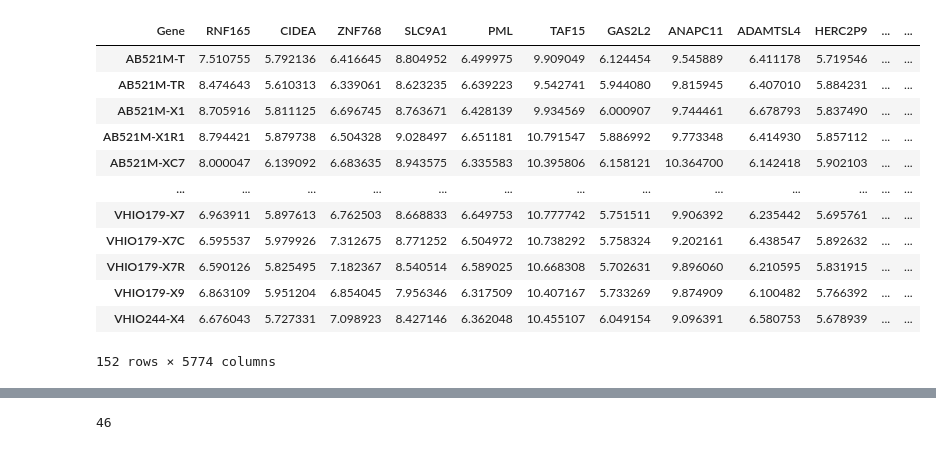
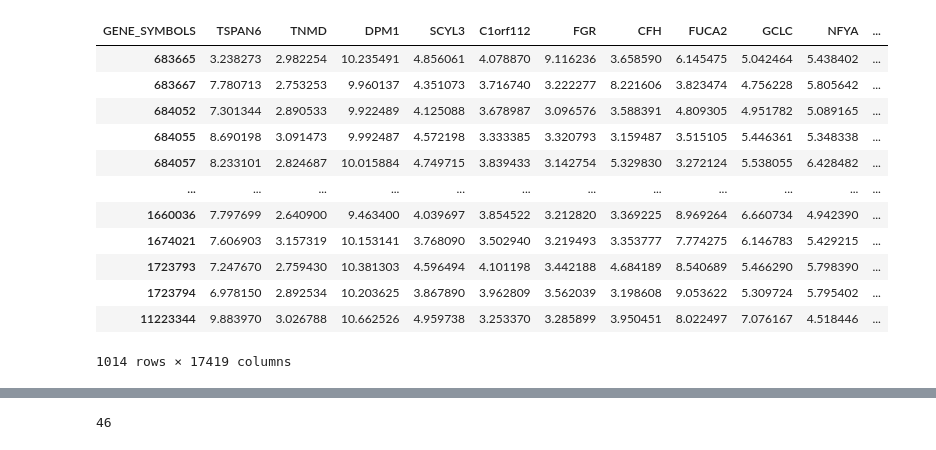
Before and after one commit to JDACS4C-IMPROVE/TCRP_data, a Jupyter notebook: code/process_sanger_drug_cell_line.ipynb, the cells around one changed output, grey strips where cells are left out. Drawn from its saved outputs; the diff is of its cells as text; code cells hidden in the pictures.

```diff
--- a/code/process_sanger_drug_cell_line.ipynb
+++ b/code/process_sanger_drug_cell_line.ipynb
@@ -72,56 +72,55 @@ def list2index(cell_line_list, cell_line2id):
 
     return np.asarray(cell_line_idx_list)
 # %%
-data_file = '/data/PTDC/'
+data_file = '/data/GDSC/'
 new_network_file = '/data/'
 
-exp_data_file = data_file + 'ExpressionSamples.tsv'
+exp_data_file = data_file + 'Cell_line_RMA_proc_basalExp.txt'
 
-drug_cell_line_file = data_file + 'DrugResponsesAUCSamples.txt'
+drug_cell_line_file = data_file + 'v17_fitted_dose_response.csv'
 #download at https://ftp.sanger.ac.uk/pub4/cancerrxgene/releases/release-6.0/v17_fitted_dose_response.xlsx
 
-#cell_line_detail_file = data_file + 'Cell_Lines_Details.csv'
-mutation_data_file = data_file + 'SNVsSamples.tsv'
+cell_line_detail_file = data_file + 'Cell_Lines_Details.csv'
+mutation_data_file = data_file + 'WES_variants.csv'
 drug_target_file = data_file + 'drug_target_list.csv'
 
 feature_folder = 'feature/'
 
 inbiomap_file = 'InBioMap_Symbol.sif'
-pathwaycomm_file = 'PathwayCommons_Symbol.sif'
+pathwaycomm_file = 'PathwayCommons9.All.hgnc.txt'
 
 pd.set_option('display.max_columns', 20)
 pd.set_option('display.max_row', 10)
 # %%
 exp_df = pd.read_csv(exp_data_file, sep='\t', index_col=0)
 exp_df = exp_df.T[1:]
-exp_df = exp_df[intersect]
-#exp_df = exp_df.rename(columns={np.nan: 'NO_GENE_NAME'})
-#exp_df = exp_df.drop('NO_GENE_NAME',axis=1)
+exp_df = exp_df.rename(columns={np.nan: 'NO_GENE_NAME'})
+exp_df = exp_df.drop('NO_GENE_NAME',axis=1)
 
-# def stripNumber(line):
-#     m = re.match('DATA\.([0-9]+)\.?', line)
-#     return int(m.group(1))
+def stripNumber(line):
+    m = re.match('DATA\.([0-9]+)\.?', line)
+    return int(m.group(1))
 
-# exp_df.index = exp_df.index.map(stripNumber)
-# exp_df = exp_df.groupby(level=0).first()
+exp_df.index = exp_df.index.map(stripNumber)
+exp_df = exp_df.groupby(level=0).first()
 
 exp_gene_list = list(exp_df.columns)
 exp_cell_line_list = list(exp_df.index.unique())
 
 # # print len(exp_cell_line_list), len(exp_gene_list)
 
 exp_df
 # %% [output]
-| Gene | RNF165 | CIDEA | ZNF768 | SLC9A1 | PML | TAF15 | GAS2L2 | ANAPC11 | ADAMTSL4 | HERC2P9 | ... | ... |
-| AB521M-T | 7.510755 | 5.792136 | 6.416645 | 8.804952 | 6.499975 | 9.909049 | 6.124454 | 9.545889 | 6.411178 | 5.719546 | ... | ... |
-| AB521M-TR | 8.474643 | 5.610313 | 6.339061 | 8.623235 | 6.639223 | 9.542741 | 5.944080 | 9.815945 | 6.407010 | 5.884231 | ... | ... |
-| AB521M-X1 | 8.705916 | 5.811125 | 6.696745 | 8.763671 | 6.428139 | 9.934569 | 6.000907 | 9.744461 | 6.678793 | 5.837490 | ... | ... |
-| AB521M-X1R1 | 8.794421 | 5.879738 | 6.504328 | 9.028497 | 6.651181 | 10.791547 | 5.886992 | 9.773348 | 6.414930 | 5.857112 | ... | ... |
-| AB521M-XC7 | 8.000047 | 6.139092 | 6.683635 | 8.943575 | 6.335583 | 10.395806 | 6.158121 | 10.364700 | 6.142418 | 5.902103 | ... | ... |
-| ... | ... | ... | ... | ... | ... | ... | ... | ... | ... | ... | ... | ... |
-| VHIO179-X7 | 6.963911 | 5.897613 | 6.762503 | 8.668833 | 6.649753 | 10.777742 | 5.751511 | 9.906392 | 6.235442 | 5.695761 | ... | ... |
-| VHIO179-X7C | 6.595537 | 5.979926 | 7.312675 | 8.771252 | 6.504972 | 10.738292 | 5.758324 | 9.202161 | 6.438547 | 5.892632 | ... | ... |
-| VHIO179-X7R | 6.590126 | 5.825495 | 7.182367 | 8.540514 | 6.589025 | 10.668308 | 5.702631 | 9.896060 | 6.210595 | 5.831915 | ... | ... |
-| VHIO179-X9 | 6.863109 | 5.951204 | 6.854045 | 7.956346 | 6.317509 | 10.407167 | 5.733269 | 9.874909 | 6.100482 | 5.766392 | ... | ... |
-| VHIO244-X4 | 6.676043 | 5.727331 | 7.098923 | 8.427146 | 6.362048 | 10.455107 | 6.049154 | 9.096391 | 6.580753 | 5.678939 | ... | ... |
+| GENE_SYMBOLS | TSPAN6 | TNMD | DPM1 | SCYL3 | C1orf112 | FGR | CFH | FUCA2 | GCLC | NFYA | ... |
+| 683665 | 3.238273 | 2.982254 | 10.235491 | 4.856061 | 4.078870 | 9.116236 | 3.658590 | 6.145475 | 5.042464 | 5.438402 | ... |
+| 683667 | 7.780713 | 2.753253 | 9.960137 | 4.351073 | 3.716740 | 3.222277 | 8.221606 | 3.823474 | 4.756228 | 5.805642 | ... |
+| 684052 | 7.301344 | 2.890533 | 9.922489 | 4.125088 | 3.678987 | 3.096576 | 3.588391 | 4.809305 | 4.951782 | 5.089165 | ... |
+| 684055 | 8.690198 | 3.091473 | 9.992487 | 4.572198 | 3.333385 | 3.320793 | 3.159487 | 3.515105 | 5.446361 | 5.348338 | ... |
+| 684057 | 8.233101 | 2.824687 | 10.015884 | 4.749715 | 3.839433 | 3.142754 | 5.329830 | 3.272124 | 5.538055 | 6.428482 | ... |
+| ... | ... | ... | ... | ... | ... | ... | ... | ... | ... | ... | ... |
+| 1660036 | 7.797699 | 2.640900 | 9.463400 | 4.039697 | 3.854522 | 3.212820 | 3.369225 | 8.969264 | 6.660734 | 4.942390 | ... |
+| 1674021 | 7.606903 | 3.157319 | 10.153141 | 3.768090 | 3.502940 | 3.219493 | 3.353777 | 7.774275 | 6.146783 | 5.429215 | ... |
+| 1723793 | 7.247670 | 2.759430 | 10.381303 | 4.596494 | 4.101198 | 3.442188 | 4.684189 | 8.540689 | 5.466290 | 5.798390 | ... |
+| 1723794 | 6.978150 | 2.892534 | 10.203625 | 3.867890 | 3.962809 | 3.562039 | 3.198608 | 9.053622 | 5.309724 | 5.795402 | ... |
+| 11223344 | 9.883970 | 3.026788 | 10.662526 | 4.959738 | 3.253370 | 3.285899 | 3.950451 | 8.022497 | 7.076167 | 4.518446 | ... |
-152 rows × 5774 columns
+1014 rows × 17419 columns
```
Also changed, not shown: parts of 21 cells of this notebook, 27 other files.
